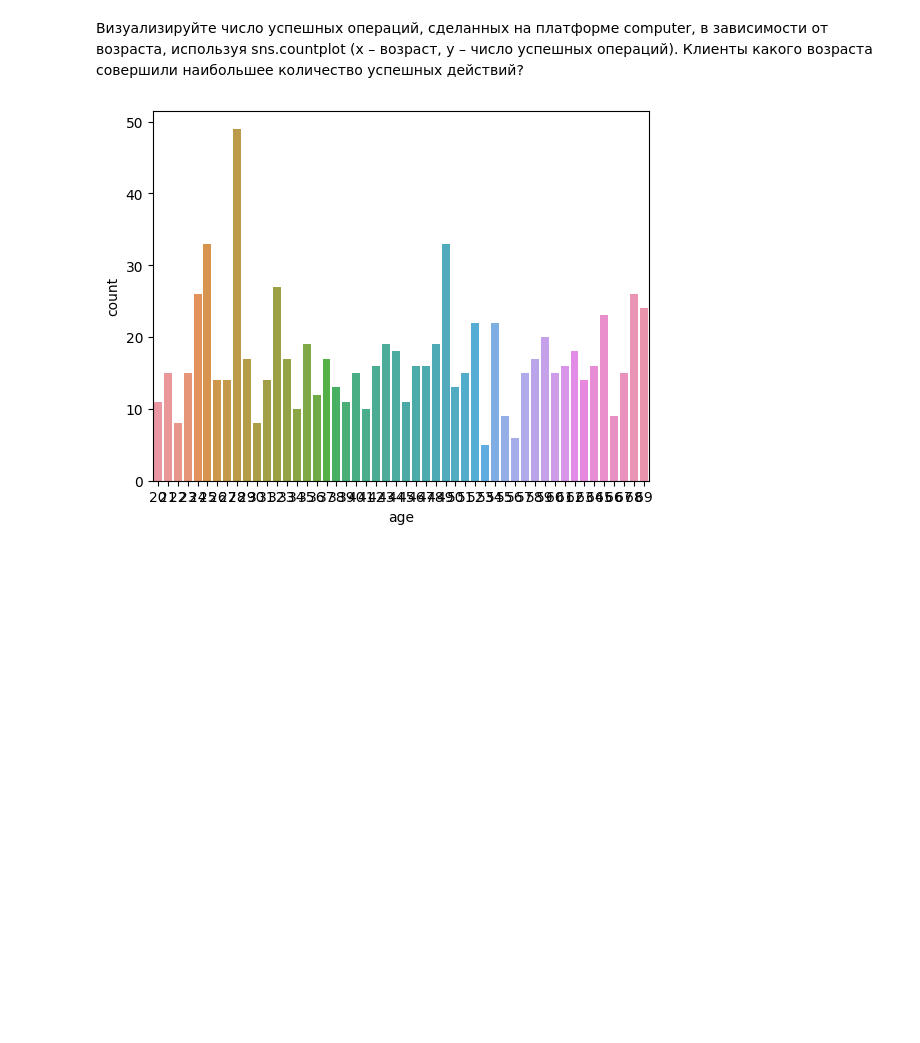
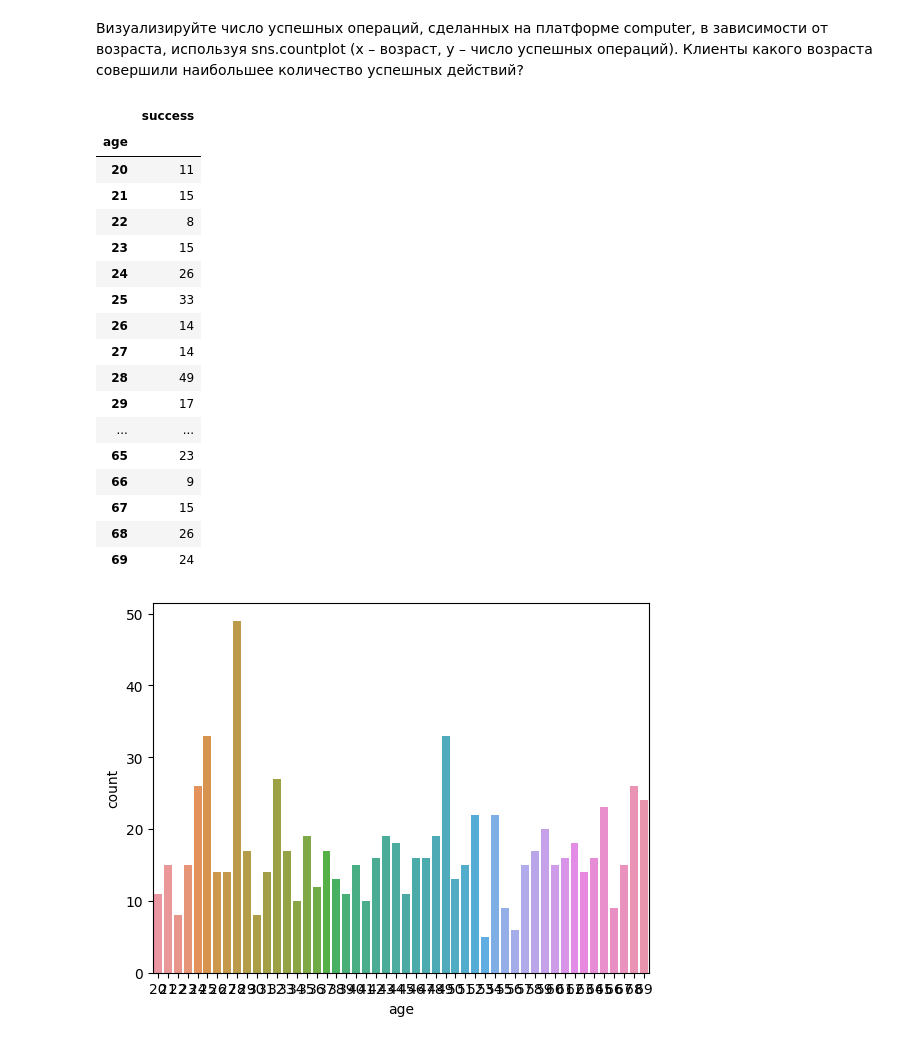
Before and after one commit to MuzaffarSoliyev/karpov-course, a Jupyter notebook: lesson_3/miniproject/miniproject.ipynb, the cells around one changed output. Drawn from its saved outputs; the diff is of its cells as text; code cells hidden in the pictures; blank space fills up the shorter version.

```diff
--- a/lesson_3/miniproject/miniproject.ipynb
+++ b/lesson_3/miniproject/miniproject.ipynb
@@ -164,4 +169,25 @@ users_success_computer_operations.head()
 | 4 | 99308 | True | computer | 1585409409 | True | 38 |
 # %% [markdown]
 Визуализируйте число успешных операций, сделанных на платформе computer, в зависимости от возраста, используя sns.countplot (x – возраст, y – число успешных операций). Клиенты какого возраста совершили наибольшее количество успешных действий?
+# %%
+users_success_computer_operations.groupby(["age"]).agg({"success": "count"})
+# %% [output]
+|  | success |
+| age |  |
+| 20 | 11 |
+| 21 | 15 |
+| 22 | 8 |
+| 23 | 15 |
+| 24 | 26 |
+| 25 | 33 |
+| 26 | 14 |
+| 27 | 14 |
+| 28 | 49 |
+| 29 | 17 |
+| ... | ... |
+| 65 | 23 |
+| 66 | 9 |
+| 67 | 15 |
+| 68 | 26 |
+| 69 | 24 |
 # %%
```
Also changed, not shown: parts of 2 cells of this notebook.
